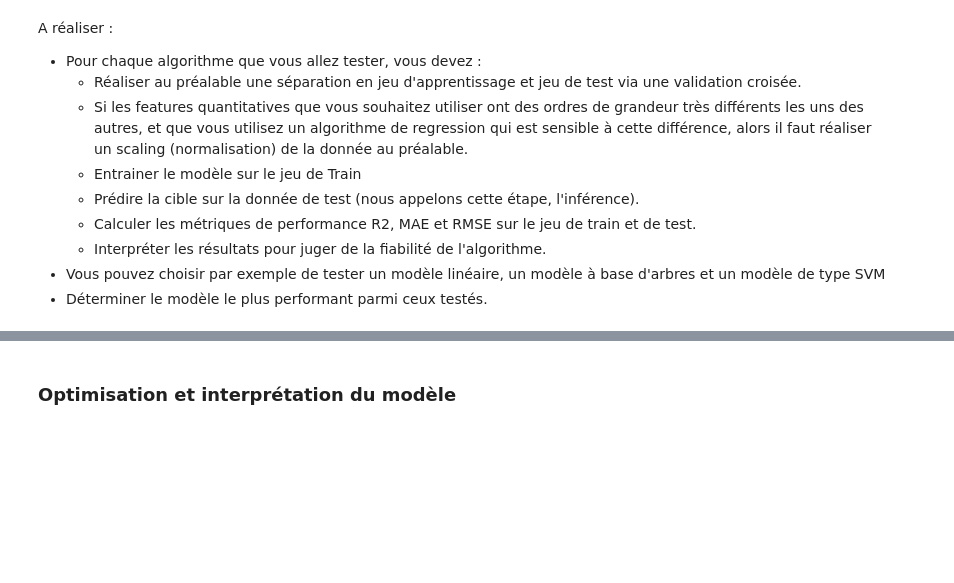
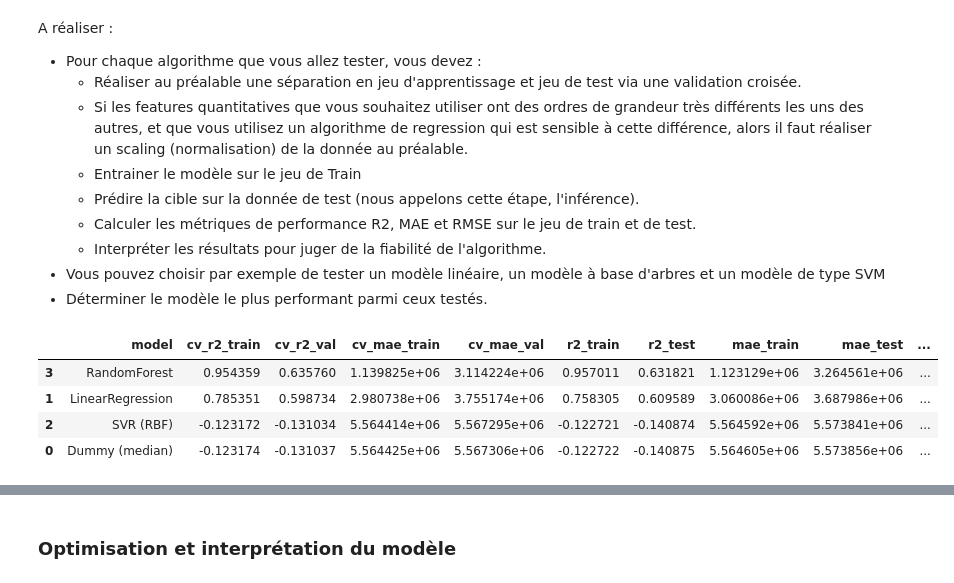
Before and after one commit to G-Hostin/seattle-building-energy-prediction, a Jupyter notebook: P3_template_modelistation_supervisee_data_scientist.ipynb, the cells around one changed output, grey strips where cells are left out. Saved outputs shown, nothing was run; the diff lists cells and outputs as text; code cells hidden in the pictures; blank space fills up the shorter version.

Commit message:
feat: compare regression models with CV metrics (baseline, LR, SVR, RF)

```diff
--- a/P3_template_modelistation_supervisee_data_scientist.ipynb
+++ b/P3_template_modelistation_supervisee_data_scientist.ipynb
@@ -666,0 +647,28 @@ ColumnTransformer(transformers=[('num', StandardScaler(),
+# %%
+# On défini des pipeline de traitement selon les groupes de données
+numeric_transformer = Pipeline(steps=[
+    ("imputer", SimpleImputer(strategy="median")),
+    ("scaler", StandardScaler())
+])
+
+numeric_fill0_transformer = Pipeline(steps=[
+    ("imputer", SimpleImputer(strategy="constant", fill_value=0)),
+    ("scaler", StandardScaler())
+])
+
+categorical_transformer = Pipeline(steps=[
+    ("imputer", SimpleImputer(strategy="constant", fill_value="Unknown")),
+    ("onehot", OneHotEncoder(handle_unknown="ignore", max_categories=30))
+])
+
+# On attribue quelle traitement va à quel groupe de colonnes
+preprocessor = ColumnTransformer(
+    transformers=[
+        ("num", numeric_transformer, num_regular),
+        ("num_fill0", numeric_fill0_transformer, num_fill0),
+        ("cat", categorical_transformer, cat_cols),
+    ],
+    remainder="drop"
+)
+
+preprocessor
@@ -699,0 +775,23 @@ A réaliser :
+# %%
+# Liste des modèles à tester
+
+models = [
+    ("Dummy (median)", DummyRegressor(strategy="median")), # baseline 'idiot"
+    ("LinearRegression", LinearRegression()), # modèle simple
+    ("SVR (RBF)", SVR()),  # non lineaire, sensible au scaling
+    ("RandomForest", RandomForestRegressor(random_state=42, n_estimators=300, n_jobs=-1)), # modele d'arbres
+]
+# %%
+results = []
+for name, model in models:
+    res = evaluate_model(name, model, X_train, y_train, X_test, y_test, preprocessor, cv=5)
+    results.append(res)
+
+results_df = pd.DataFrame(results).sort_values("rmse_test")
+results_df
+# %% [output]
+|  | model | cv_r2_train | cv_r2_val | cv_mae_train | cv_mae_val | r2_train | r2_test | mae_train | mae_test | ... |
+| 3 | RandomForest | 0.954359 | 0.635760 | 1.139825e+06 | 3.114224e+06 | 0.957011 | 0.631821 | 1.123129e+06 | 3.264561e+06 | ... |
+| 1 | LinearRegression | 0.785351 | 0.598734 | 2.980738e+06 | 3.755174e+06 | 0.758305 | 0.609589 | 3.060086e+06 | 3.687986e+06 | ... |
+| 2 | SVR (RBF) | -0.123172 | -0.131034 | 5.564414e+06 | 5.567295e+06 | -0.122721 | -0.140874 | 5.564592e+06 | 5.573841e+06 | ... |
+| 0 | Dummy (median) | -0.123174 | -0.131037 | 5.564425e+06 | 5.567306e+06 | -0.122722 | -0.140875 | 5.564605e+06 | 5.573856e+06 | ... |
```
Also changed, not shown: parts of 16 cells of this notebook, 2 other files.
